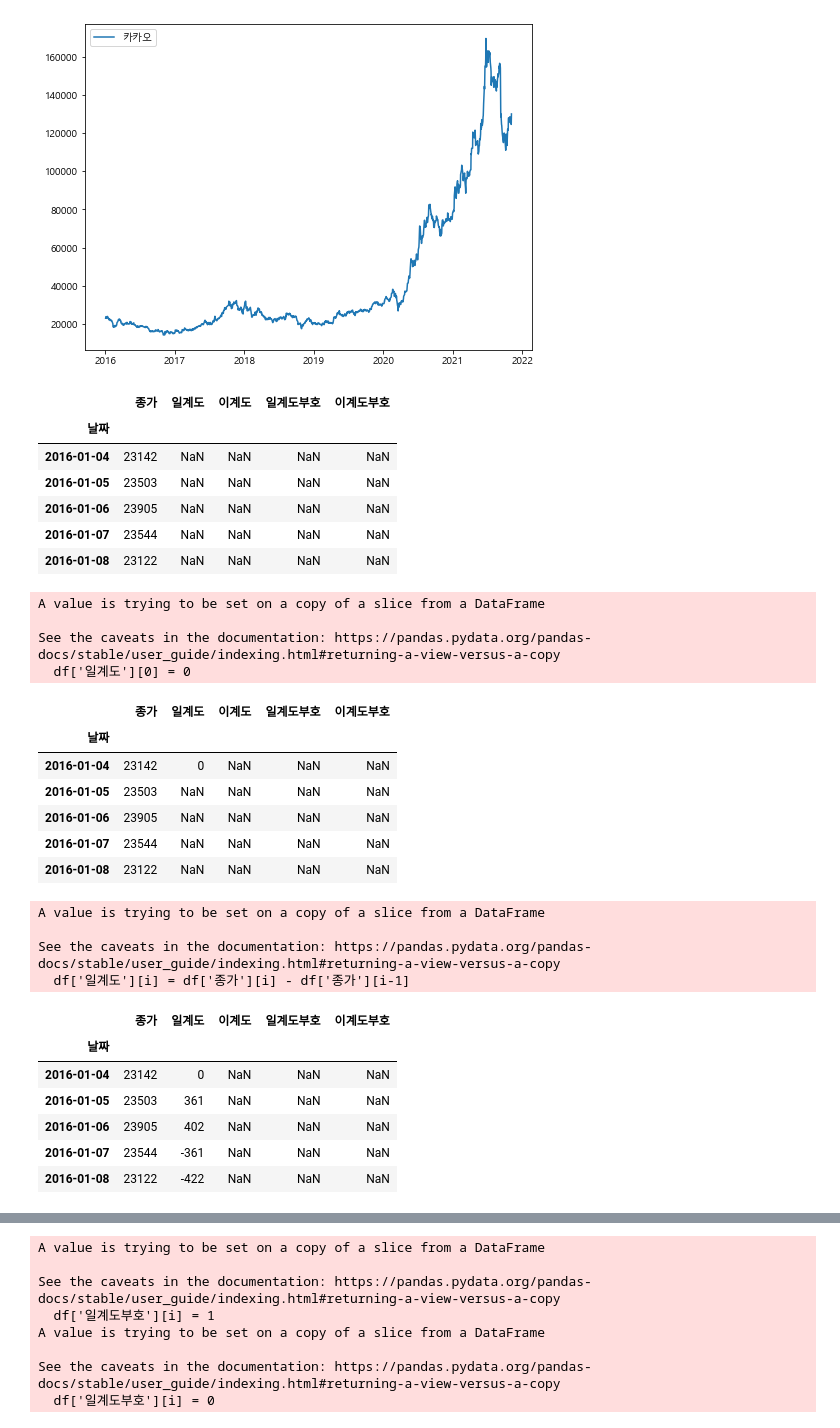
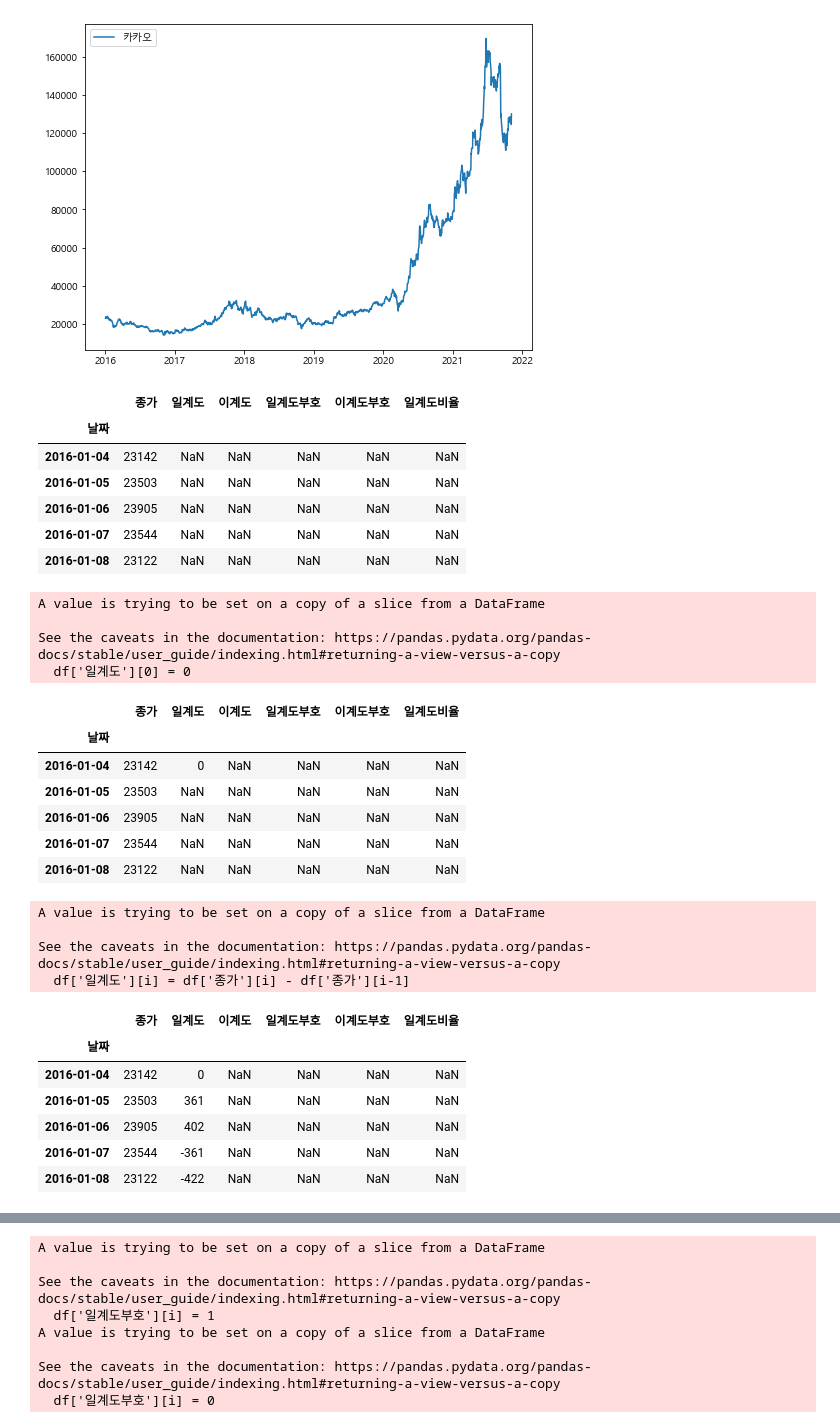
Before and after one commit to ghdakrk/Study_quant, a Jupyter notebook: momentum.ipynb, the cells around one changed output, grey strips where cells are left out. Saved outputs shown, nothing was run; the diff lists cells and outputs as text; code cells hidden in the pictures.

```diff
--- a/momentum.ipynb
+++ b/momentum.ipynb
@@ -48,16 +48,16 @@ plt.show()
 # %%
 seri = df1['종가']
 # %%
-df = pd.DataFrame(seri, columns=['종가','일계도','이계도','일계도부호','이계도부호'])
+df = pd.DataFrame(seri, columns=['종가','일계도','이계도','일계도부호','이계도부호','일계도비율'])
 df.head()
 # %% [output]
-|  | 종가 | 일계도 | 이계도 | 일계도부호 | 이계도부호 |
-| 날짜 |  |  |  |  |  |
-| 2016-01-04 | 23142 | NaN | NaN | NaN | NaN |
-| 2016-01-05 | 23503 | NaN | NaN | NaN | NaN |
-| 2016-01-06 | 23905 | NaN | NaN | NaN | NaN |
-| 2016-01-07 | 23544 | NaN | NaN | NaN | NaN |
-| 2016-01-08 | 23122 | NaN | NaN | NaN | NaN |
+|  | 종가 | 일계도 | 이계도 | 일계도부호 | 이계도부호 | 일계도비율 |
+| 날짜 |  |  |  |  |  |  |
+| 2016-01-04 | 23142 | NaN | NaN | NaN | NaN | NaN |
+| 2016-01-05 | 23503 | NaN | NaN | NaN | NaN | NaN |
+| 2016-01-06 | 23905 | NaN | NaN | NaN | NaN | NaN |
+| 2016-01-07 | 23544 | NaN | NaN | NaN | NaN | NaN |
+| 2016-01-08 | 23122 | NaN | NaN | NaN | NaN | NaN |
 # %%
 df['일계도'][0] = 0
 df.head()
@@ -66,13 +66,13 @@ A value is trying to be set on a copy of a slice from a DataFrame
 
 See the caveats in the documentation: https://pandas.pydata.org/pandas-docs/stable/user_guide/indexing.html#returning-a-view-versus-a-copy
   df['일계도'][0] = 0
-|  | 종가 | 일계도 | 이계도 | 일계도부호 | 이계도부호 |
-| 날짜 |  |  |  |  |  |
-| 2016-01-04 | 23142 | 0 | NaN | NaN | NaN |
-| 2016-01-05 | 23503 | NaN | NaN | NaN | NaN |
-| 2016-01-06 | 23905 | NaN | NaN | NaN | NaN |
-| 2016-01-07 | 23544 | NaN | NaN | NaN | NaN |
-| 2016-01-08 | 23122 | NaN | NaN | NaN | NaN |
+|  | 종가 | 일계도 | 이계도 | 일계도부호 | 이계도부호 | 일계도비율 |
+| 날짜 |  |  |  |  |  |  |
+| 2016-01-04 | 23142 | 0 | NaN | NaN | NaN | NaN |
+| 2016-01-05 | 23503 | NaN | NaN | NaN | NaN | NaN |
+| 2016-01-06 | 23905 | NaN | NaN | NaN | NaN | NaN |
+| 2016-01-07 | 23544 | NaN | NaN | NaN | NaN | NaN |
+| 2016-01-08 | 23122 | NaN | NaN | NaN | NaN | NaN |
 # %%
 for i in range(1, len(seri)):
     df['일계도'][i] = df['종가'][i] - df['종가'][i-1]
@@ -82,13 +82,13 @@ A value is trying to be set on a copy of a slice from a DataFrame
 
 See the caveats in the documentation: https://pandas.pydata.org/pandas-docs/stable/user_guide/indexing.html#returning-a-view-versus-a-copy
   df['일계도'][i] = df['종가'][i] - df['종가'][i-1]
-|  | 종가 | 일계도 | 이계도 | 일계도부호 | 이계도부호 |
-| 날짜 |  |  |  |  |  |
-| 2016-01-04 | 23142 | 0 | NaN | NaN | NaN |
-| 2016-01-05 | 23503 | 361 | NaN | NaN | NaN |
-| 2016-01-06 | 23905 | 402 | NaN | NaN | NaN |
-| 2016-01-07 | 23544 | -361 | NaN | NaN | NaN |
-| 2016-01-08 | 23122 | -422 | NaN | NaN | NaN |
+|  | 종가 | 일계도 | 이계도 | 일계도부호 | 이계도부호 | 일계도비율 |
+| 날짜 |  |  |  |  |  |  |
+| 2016-01-04 | 23142 | 0 | NaN | NaN | NaN | NaN |
+| 2016-01-05 | 23503 | 361 | NaN | NaN | NaN | NaN |
+| 2016-01-06 | 23905 | 402 | NaN | NaN | NaN | NaN |
+| 2016-01-07 | 23544 | -361 | NaN | NaN | NaN | NaN |
+| 2016-01-08 | 23122 | -422 | NaN | NaN | NaN | NaN |
 # %%
 df['이계도'][0] = 0
 for i in range(1, len(seri)):
```
Also changed, not shown: parts of 19 cells of this notebook, 1 other file.
